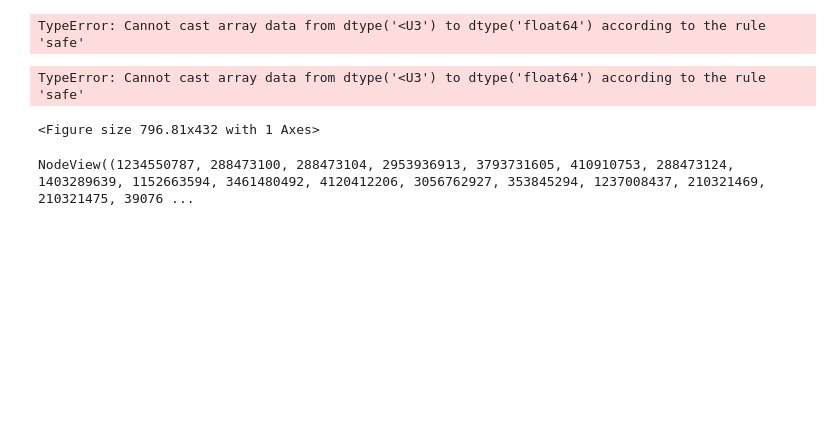
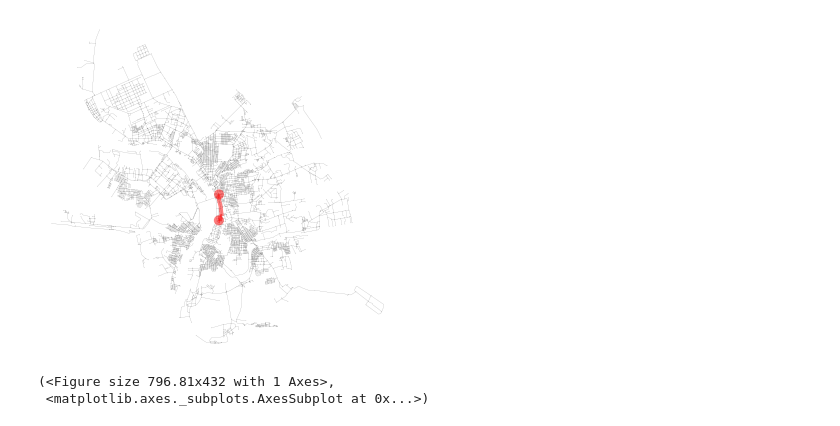
Before and after one commit to VsevolodTrofimov/omsk-graph, a Jupyter notebook: 1/path.ipynb, the cells around one changed output. Saved outputs shown, nothing was run; the diff lists cells and outputs as text; code cells hidden in the pictures; blank space fills up the shorter version.

```diff
--- a/1/path.ipynb
+++ b/1/path.ipynb
@@ -12,12 +12,8 @@ to = int(houseRawNodes[10]['closest'])
 # %%
 G = ox.load_graphml('omsk.graphml')
 route = nx.shortest_path(G, form, to)
-ox.plot_graph_route(G, route, edge_linewidth=0.1)
+ox.plot_graph_route(G, route, edge_linewidth=0.1, node_size=0.2)
 # %% [output]
+[figure, added]
-TypeError: Cannot cast array data from dtype('<U3') to dtype('float64') according to the rule 'safe'
+(<Figure size 796.81x432 with 1 Axes>,
+ <matplotlib.axes._subplots.AxesSubplot at 0x...>)
-TypeError: Cannot cast array data from dtype('<U3') to dtype('float64') according to the rule 'safe'
-<Figure size 796.81x432 with 1 Axes>
-# %%
-G.nodes
-# %% [output]
-NodeView((1234550787, 288473100, 288473104, 2953936913, 3793731605, 410910753, 288473124, 1403289639, 1152663594, 3461480492, 4120412206, 3056762927, 353845294, 1237008437, 210321469, 210321475, 39076 ...
```
Also changed, not shown: 1 other file.
